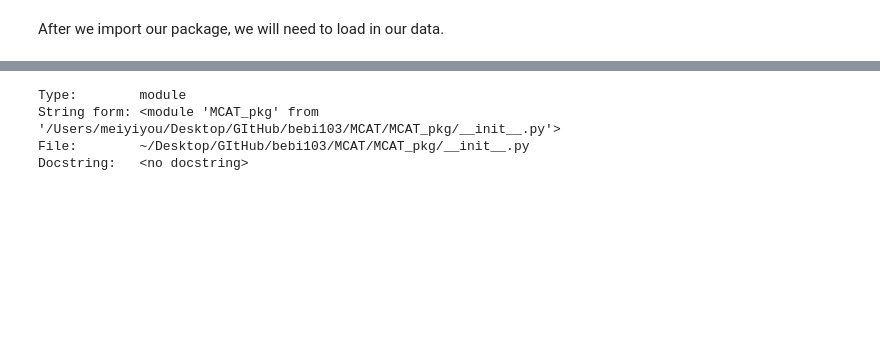
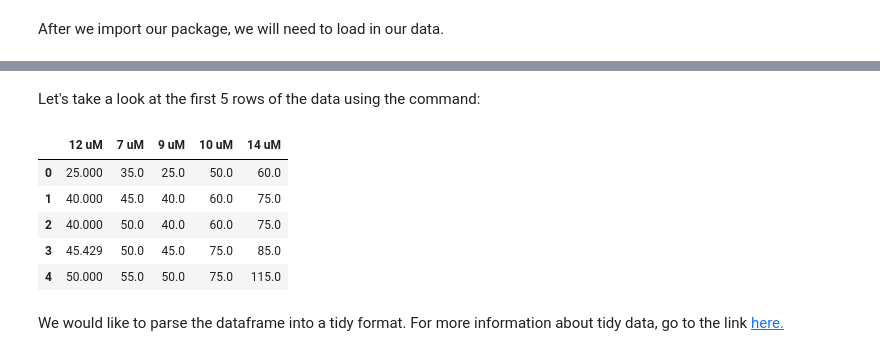
Before and after one commit to joeyta-banerjee/MCAT, a Jupyter notebook: Tutorial.ipynb, the cells around one changed output, grey strips where cells are left out. Saved outputs shown, nothing was run; the diff lists cells and outputs as text; code cells hidden in the pictures; blank space fills up the shorter version.

```diff
--- a/Tutorial.ipynb
+++ b/Tutorial.ipynb
@@ -19,10 +47,16 @@ data_path = "data/gardner_mt_catastrophe_only_tubulin.csv"
 
 # Read in the file as df
 df = pd.read_csv(data_path, comment = "#")
-# %%
-MCAT_pkg?
-# %% [output]
-Type:        module
-String form: <module 'MCAT_pkg' from '/Users/meiyiyou/Desktop/GItHub/bebi103/MCAT/MCAT_pkg/__init__.py'>
-File:        ~/Desktop/GItHub/bebi103/MCAT/MCAT_pkg/__init__.py
-Docstring:   <no docstring>
+# %% [markdown]
+Let's take a look at the first 5 rows of the data using the command:
+# %%
+df.head()
+# %% [output]
+|  | 12 uM | 7 uM | 9 uM | 10 uM | 14 uM |
+| 0 | 25.000 | 35.0 | 25.0 | 50.0 | 60.0 |
+| 1 | 40.000 | 45.0 | 40.0 | 60.0 | 75.0 |
+| 2 | 40.000 | 50.0 | 40.0 | 60.0 | 75.0 |
+| 3 | 45.429 | 50.0 | 45.0 | 75.0 | 85.0 |
+| 4 | 50.000 | 55.0 | 50.0 | 75.0 | 115.0 |
+# %% [markdown]
+We would like to parse the dataframe into a tidy format. For more information about tidy data, go to the link [here.](https://bebi103a.github.io/lessons/06/tidy_data.html)
```
Also changed, not shown: parts of 48 cells of this notebook.
